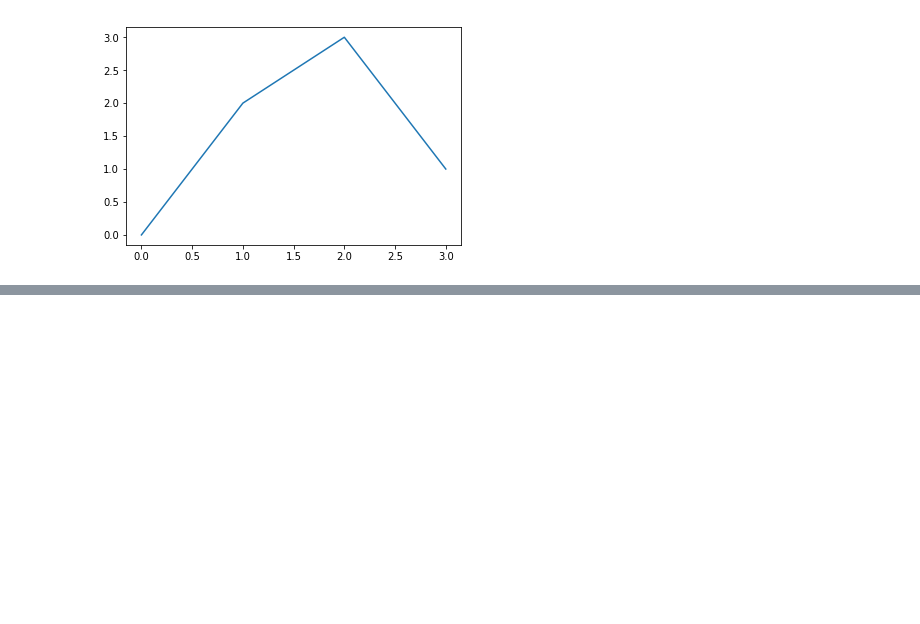
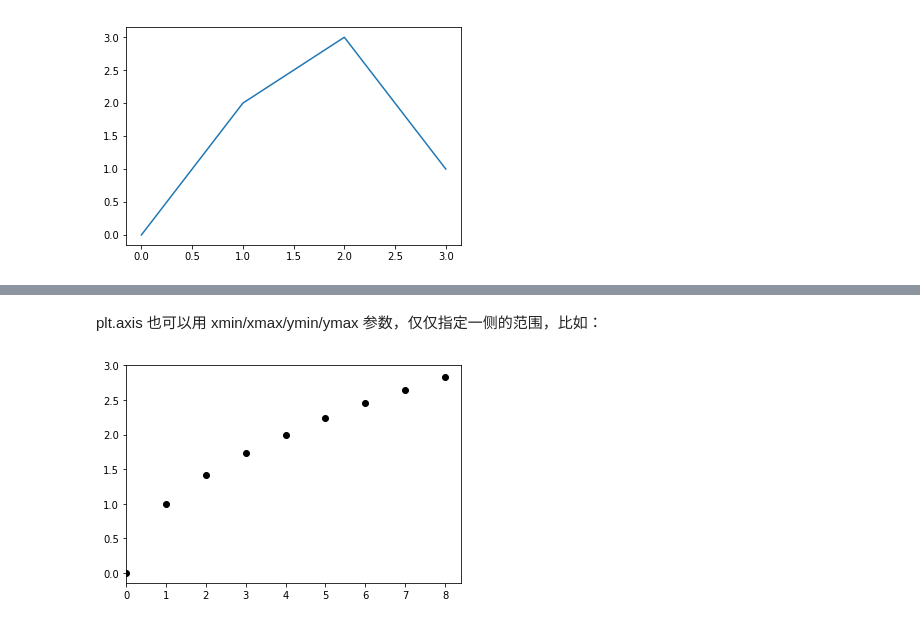
Before and after one commit to wklchris/Note-by-Jupyter, a Jupyter notebook: Python/Matplotlib.ipynb, the cells around one changed output, grey strips where cells are left out. Saved outputs shown, nothing was run; the diff lists cells and outputs as text; code cells hidden in the pictures; blank space fills up the shorter version.

```diff
--- a/Python/Matplotlib.ipynb
+++ b/Python/Matplotlib.ipynb
@@ -47,0 +105,9 @@ plt.show()
+# %% [markdown]
+plt.axis 也可以用 xmin/xmax/ymin/ymax 参数，仅仅指定一侧的范围，比如：
+# %%
+plt.plot(x, y, 'ko')
+
+plt.axis(xmin=0, ymax=3)
+plt.show()
+# %% [output]
+[figure, added]
```
Also changed, not shown: parts of 28 cells of this notebook, 1 other file.
